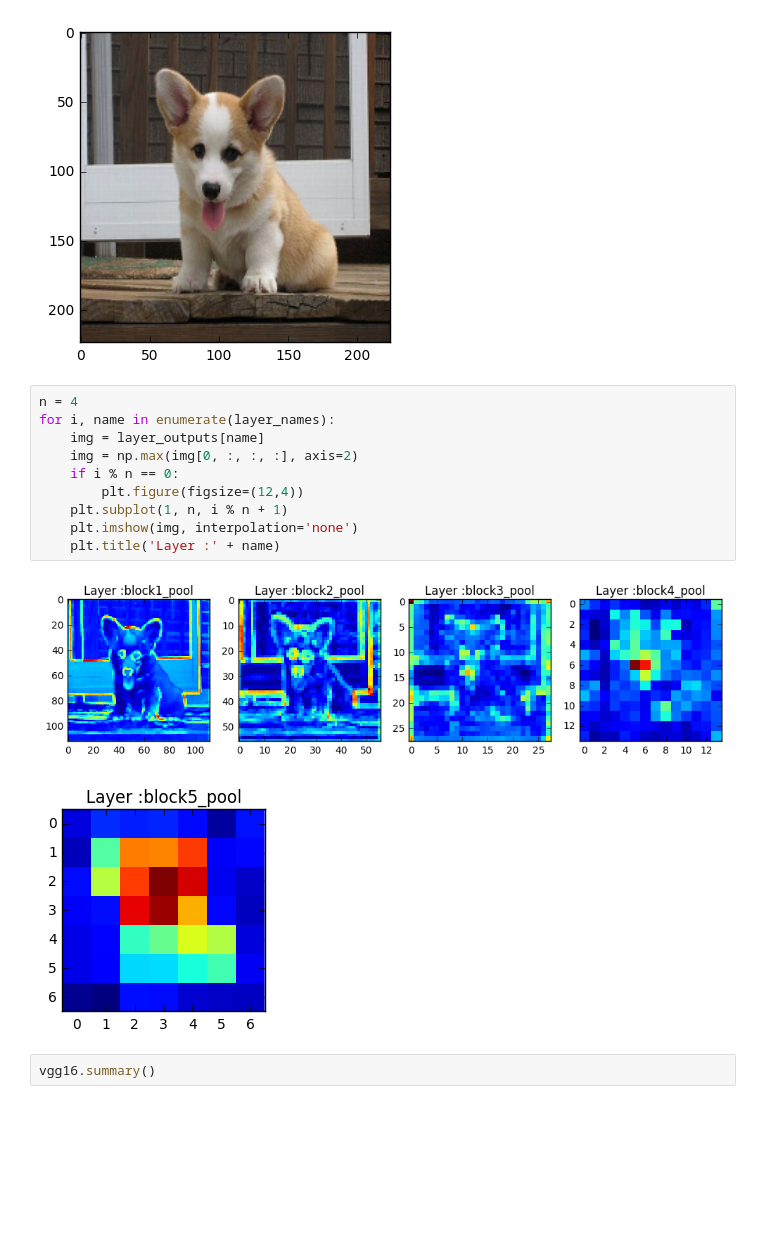
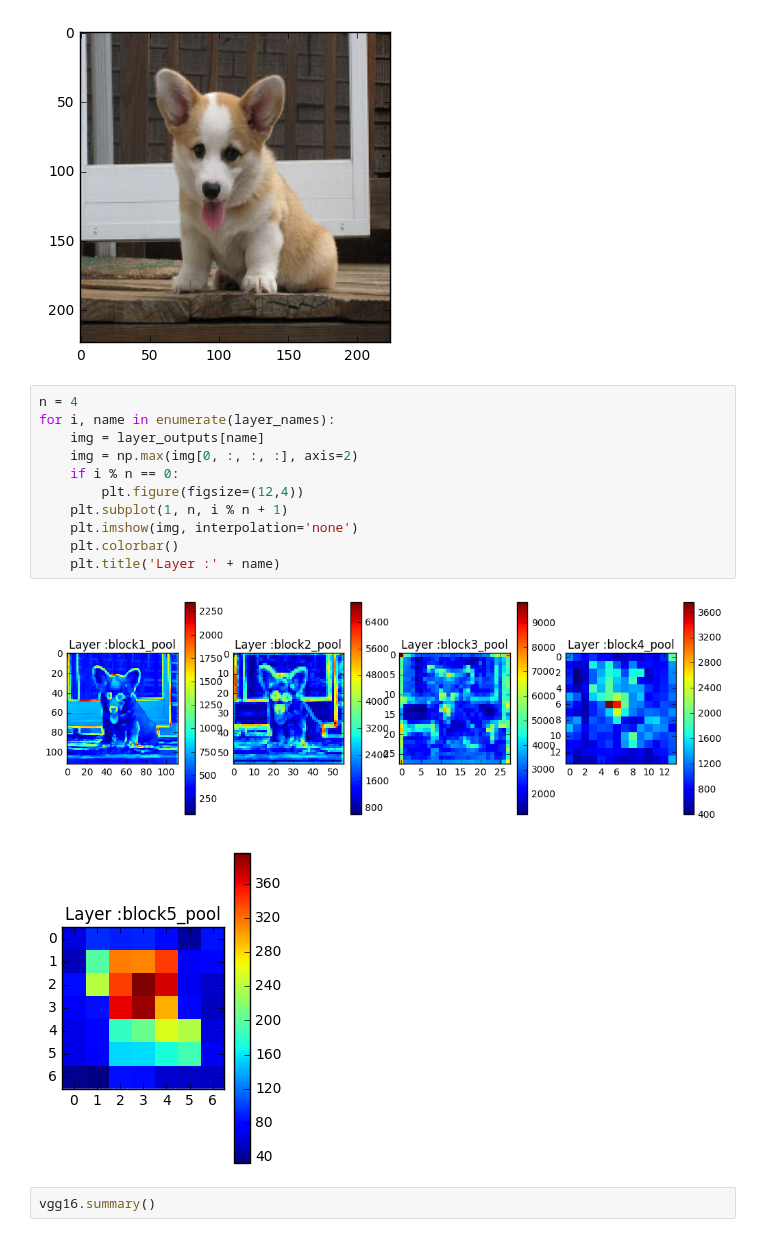
Before and after one commit to vfdev-5/Intel_MobileODT, a Jupyter notebook: tmp/visualize_internal_layers.ipynb, the cells around one changed output. Saved outputs shown, nothing was run; the diff lists cells and outputs as text; blank space fills up the shorter version.

```diff
--- a/tmp/visualize_internal_layers.ipynb
+++ b/tmp/visualize_internal_layers.ipynb
@@ -85,16 +85,17 @@ plt.imshow(x[0, :, :, :].astype(np.uint8))
 # %%
 n = 4
 for i, name in enumerate(layer_names):
     img = layer_outputs[name]
     img = np.max(img[0, :, :, :], axis=2)
     if i % n == 0:
         plt.figure(figsize=(12,4))
     plt.subplot(1, n, i % n + 1)
     plt.imshow(img, interpolation='none')
+    plt.colorbar()
     plt.title('Layer :' + name)
 # %% [output]
-[figure, old version]
+[figure, new version]
-[figure, old version]
+[figure, new version]
 # %%
 vgg16.summary()
 # %% [output]
```
Also changed, not shown: parts of 25 cells of this notebook, 7 other files.
